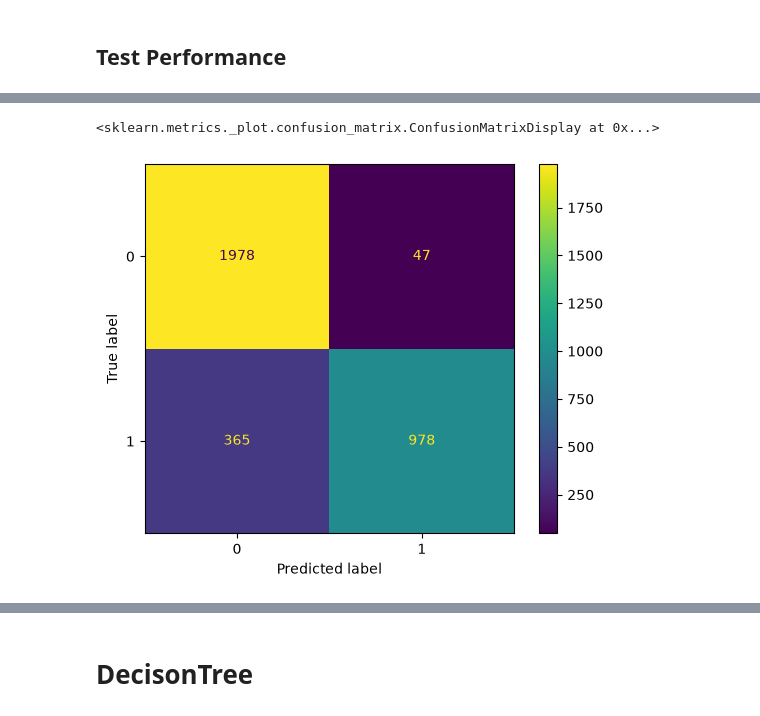
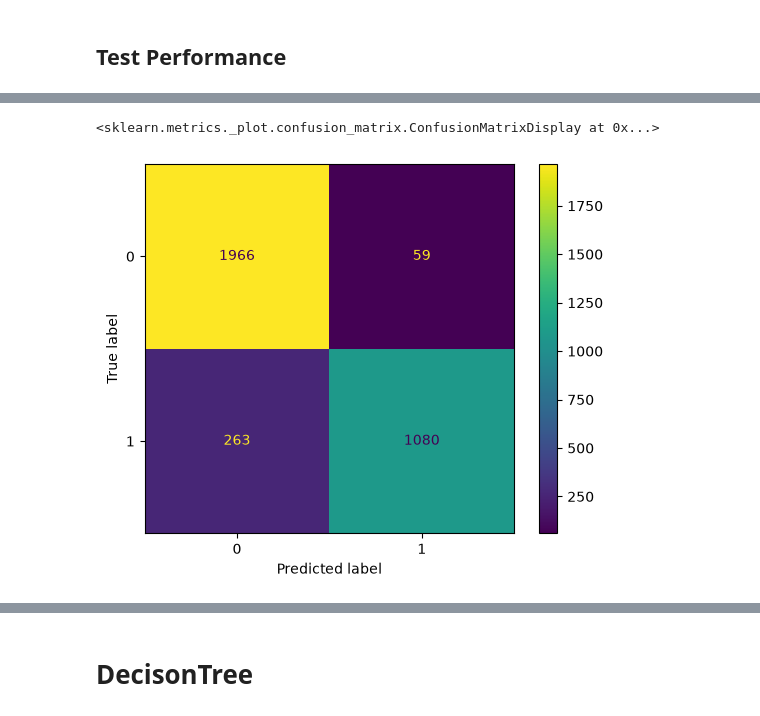
Before and after one commit to gogulvkn/spam-classification, a Jupyter notebook: Spam_Classification.ipynb, the cells around one changed output, grey strips where cells are left out. Drawn from its saved outputs; the diff is of its cells as text; code cells hidden in the pictures.

```diff
--- a/Spam_Classification.ipynb
+++ b/Spam_Classification.ipynb
@@ -257,5 +338,5 @@ After this step, the model can be used to predict whether emails are spam or non
 # %%
-knn.fit(X_train, y_train)
+knn.fit(X_train_scaled, y_train)
 # %% [output]
 KNeighborsClassifier()
 # %% [markdown]
@@ -282,2 +363,2 @@ The predictions are stored in `y_train_pred` for calculating training performanc
 # %%
-y_train_pred = knn.predict(X_train)
+y_train_pred = knn.predict(X_train_scaled)
@@ -320,2 +400,2 @@ The predictions are stored in `y_test_pred` for evaluation.
 # %%
-y_test_pred = knn.predict(X_test)
+y_test_pred = knn.predict(X_test_scaled)
@@ -363,9 +443,9 @@ test_scores = []
 for k in range(1, max_k):
     knn = KNeighborsClassifier(n_neighbors=k)
     # Model training
-    knn.fit(X_train, y_train)
-    y_train_pred = knn.predict(X_train)
-    y_test_pred = knn.predict(X_test)
+    knn.fit(X_train_scaled, y_train)
+    y_train_pred = knn.predict(X_train_scaled)
+    y_test_pred = knn.predict(X_test_scaled)
     precision_train = precision_score(y_train, y_train_pred)
     precision_test = precision_score(y_test, y_test_pred)
     train_scores.append(precision_train)
@@ -402,12 +482,12 @@ The resulting `optimal_model` is used for the confusion matrix.
 # %%
 from sklearn.metrics import ConfusionMatrixDisplay
 
 optimal_model = KNeighborsClassifier(n_neighbors=4) # Found by iterating through multiple k's
-optimal_model.fit(X_train, y_train)
+optimal_model.fit(X_train_scaled, y_train)
 
 ConfusionMatrixDisplay.from_estimator(optimal_model,  # Trained model
-                                      X_train,  # Features
+                                      X_train_scaled,  # Features
                                       y_train)  # Target
 # %% [output]
 <sklearn.metrics._plot.confusion_matrix.ConfusionMatrixDisplay at 0x...>
-[figure, old version]
+[figure, new version]
```
Also changed, not shown: parts of 81 cells of this notebook.
